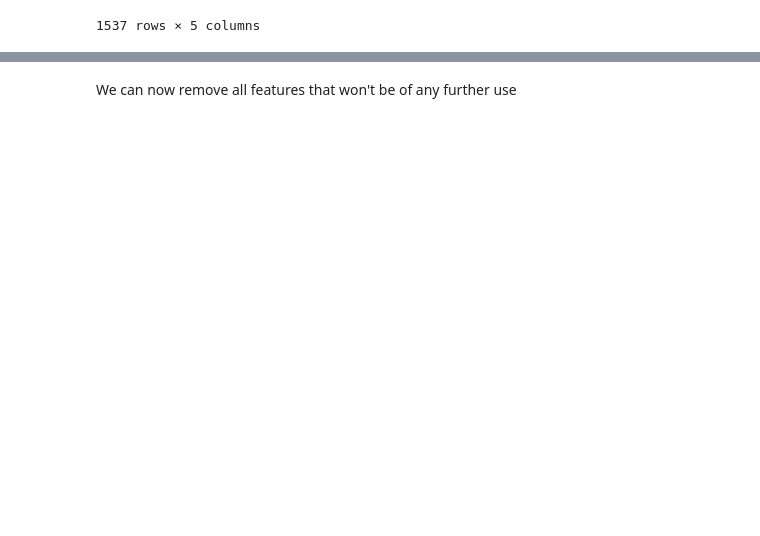
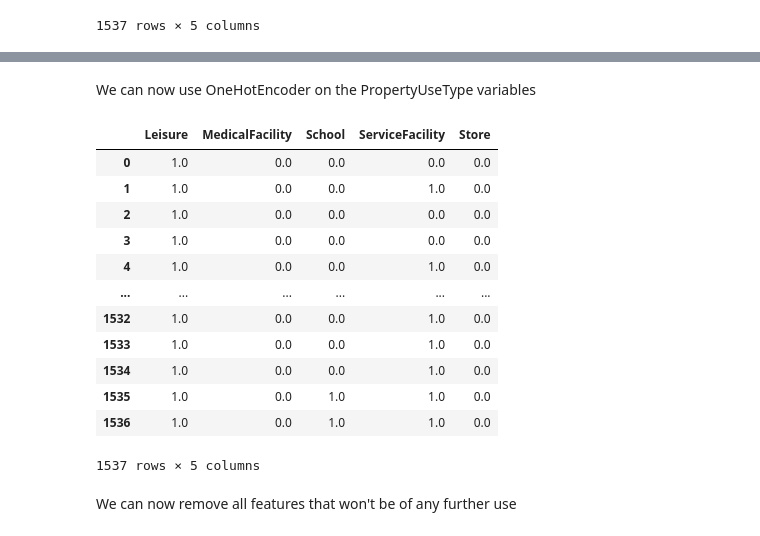
Before and after one commit to Dzov/DSP4, a Jupyter notebook: Haladjian_Amelie-Dzovinar_1_notebook_exploratoire_082023.ipynb, the cells around one changed output, grey strips where cells are left out. Cells and saved outputs as stored; diff of their text form; code cells hidden in the pictures; blank space fills up the shorter version.

```diff
--- a/Haladjian_Amelie-Dzovinar_1_notebook_exploratoire_082023.ipynb
+++ b/Haladjian_Amelie-Dzovinar_1_notebook_exploratoire_082023.ipynb
@@ -976,0 +970,39 @@ data
+# %% [markdown]
+We can now use OneHotEncoder on the PropertyUseType variables
+# %%
+encoder = OneHotEncoder()
+encoded_matrix = encoder.fit_transform(
+    data[
+        [
+            "PrimaryPropertyType",
+            "LargestPropertyUseType",
+            "SecondLargestPropertyUseType",
+            "ThirdLargestPropertyUseType",
+        ]
+    ]
+).toarray()
+
+labels = [category for sublist in encoder.categories_ for category in sublist]
+
+df = pd.DataFrame(encoded_matrix, columns=labels)
+unique_categories = ["Leisure", "MedicalFacility", "School", "ServiceFacility", "Store"]
+grouped = df.groupby(level=0, axis=1).sum()
+
+categorized_properties = grouped[unique_categories]
+categorized_properties = categorized_properties.applymap(lambda x: 1 if x > 1 else x)
+
+categorized_properties
+# %% [output]
+|  | Leisure | MedicalFacility | School | ServiceFacility | Store |
+| 0 | 1.0 | 0.0 | 0.0 | 0.0 | 0.0 |
+| 1 | 1.0 | 0.0 | 0.0 | 1.0 | 0.0 |
+| 2 | 1.0 | 0.0 | 0.0 | 0.0 | 0.0 |
+| 3 | 1.0 | 0.0 | 0.0 | 0.0 | 0.0 |
+| 4 | 1.0 | 0.0 | 0.0 | 1.0 | 0.0 |
+| ... | ... | ... | ... | ... | ... |
+| 1532 | 1.0 | 0.0 | 0.0 | 1.0 | 0.0 |
+| 1533 | 1.0 | 0.0 | 0.0 | 1.0 | 0.0 |
+| 1534 | 1.0 | 0.0 | 0.0 | 1.0 | 0.0 |
+| 1535 | 1.0 | 0.0 | 1.0 | 1.0 | 0.0 |
+| 1536 | 1.0 | 0.0 | 1.0 | 1.0 | 0.0 |
+1537 rows × 5 columns
```
Also changed, not shown: parts of 15 cells of this notebook, 3 other files.
